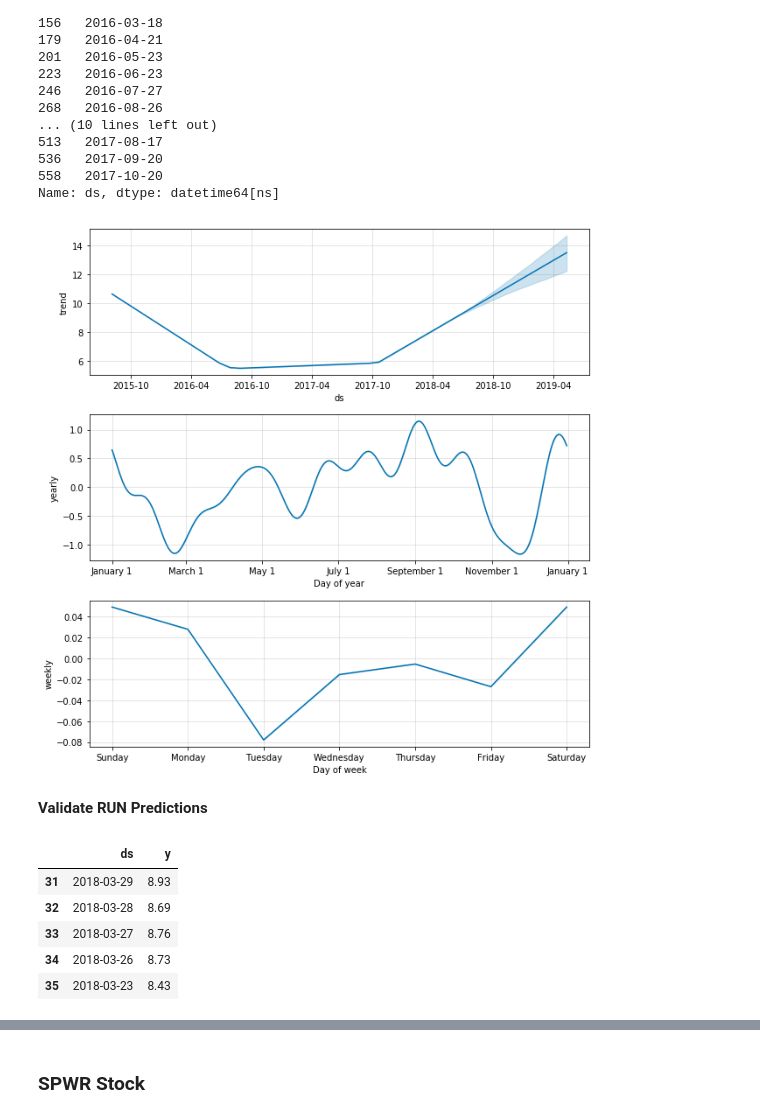
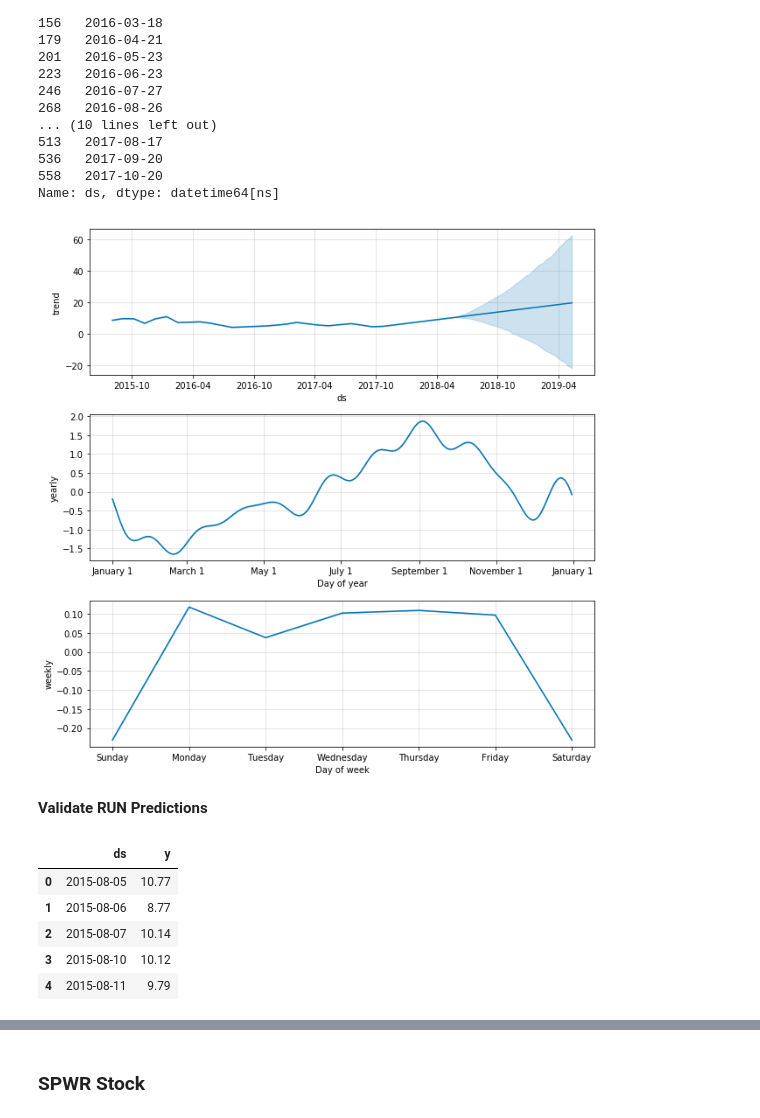
Before and after one commit to missytracy/Thinkful-Unit-7, a Jupyter notebook: Solar Stock Prediction.ipynb, the cells around one changed output, grey strips where cells are left out. Cells and saved outputs as stored; diff of their text form; code cells hidden in the pictures.

```diff
--- a/Solar Stock Prediction.ipynb
+++ b/Solar Stock Prediction.ipynb
@@ -663,7 +663,10 @@ from fbprophet import Prophet
 # %%
 # Prophet requires specific input format.
 # Columns names must be lowercase, date as 'ds', data as 'y'
-run_prophet = run.dropna().rename(columns={'date': 'ds', 'run': 'y'})
+run_prophet = df.run.dropna().reset_index()
+run_prophet = run_prophet.rename(columns={'date': 'ds', 'run': 'y'})
+run_prophet.head()
 
-#spwr_prophet = spwr
-spwr_prophet = spwr.rename(columns={'date': 'ds', 'spwr': 'y'})
+spwr_prophet = df.spwr.reset_index()
+spwr_prophet = spwr_prophet.rename(columns={'date': 'ds', 'spwr': 'y'})
+spwr_prophet.head()
@@ -729,3 +739,9 @@ No changepoint value appears to fit the data particularly well.  Stick with defa
+# %%
+# Refit iwth changepoint value of 1.0
+run_model = Prophet(daily_seasonality=False, changepoint_prior_scale=1.0)
+run_model.fit(run_prophet[['ds', 'y']])
+run_future = run_model.make_future_dataframe(periods=365)
+run_forecast = run_model.predict(run_future)
 # %%
 # Get changepoint dates
 # Model specifies 25 potential changepoints and places them
@@ -752,27 +768,28 @@ run_model.changepoints
 Name: ds, dtype: datetime64[ns]
 # %%
 # Get decomposition components
-model.plot_components(run_forecast)
+run_model.plot_components(run_forecast)
 plt.show()
-
-# Increasing trend.  Monthly trend noise.  Weekly doesn't make much sense, why are weekends highest value?
 # %% [output]
-[figure, old version]
+[figure, new version]
 # %% [markdown]
 __Validate RUN Predictions__
 # %%
 # Validaate model predictions by splitting available data into train/test sets
 # Take last 30 days as test data
-train = run_prophet[30:]
-test = run_prophet[:30]
+train = df.run.dropna().reset_index()[:-30]
+train = train.rename(columns={'date': 'ds', 'run': 'y'})
+
+test = df.run.dropna().reset_index()[-30:]
+test = test.rename(columns={'date': 'ds', 'run': 'y'})
 
 train.head()
 # %% [output]
 |  | ds | y |
-| 31 | 2018-03-29 | 8.93 |
-| 32 | 2018-03-28 | 8.69 |
-| 33 | 2018-03-27 | 8.76 |
-| 34 | 2018-03-26 | 8.73 |
-| 35 | 2018-03-23 | 8.43 |
+| 0 | 2015-08-05 | 10.77 |
+| 1 | 2015-08-06 | 8.77 |
+| 2 | 2015-08-07 | 10.14 |
+| 3 | 2015-08-10 | 10.12 |
+| 4 | 2015-08-11 | 9.79 |
 # %%
 # Fit model with training data, make 30 days of predictions
```
Also changed, not shown: parts of 30 cells of this notebook.
